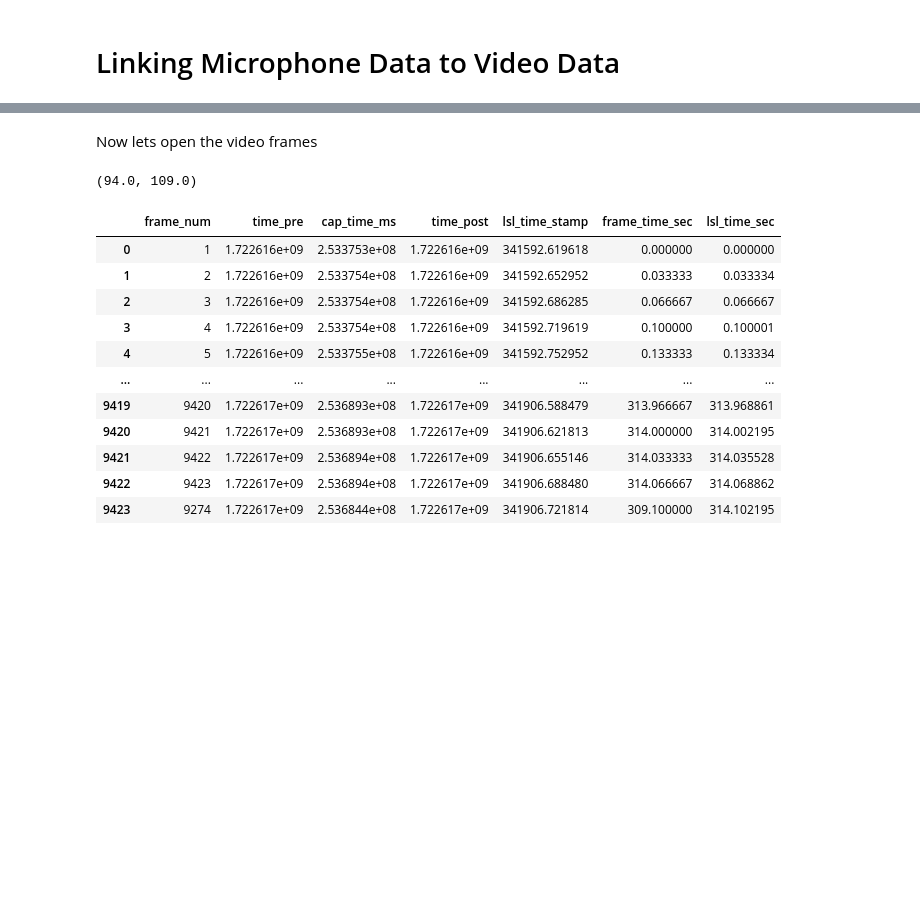
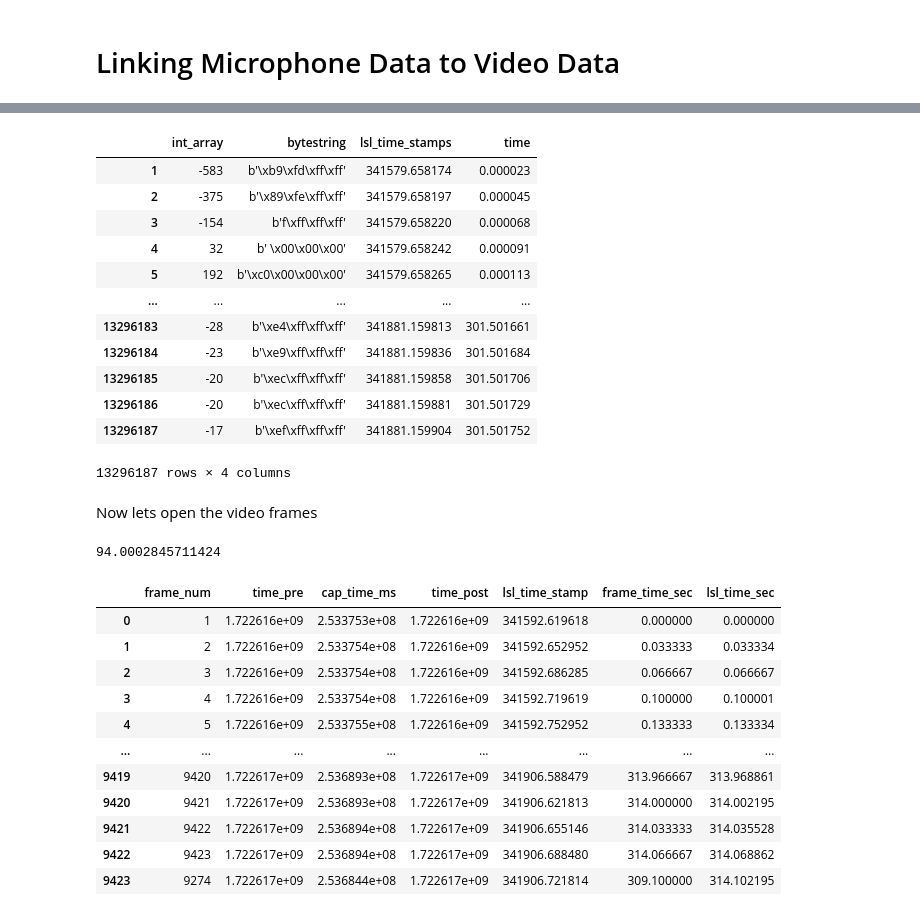
Before and after one commit to BryanGonzalez262/MOBI2024, a Jupyter notebook: CUNY_FACIAL/Code/pilot_check.ipynb, the cells around one changed output, grey strips where cells are left out. Cells and saved outputs as stored; diff of their text form; code cells hidden in the pictures; blank space fills up the shorter version.

```diff
--- a/CUNY_FACIAL/Code/pilot_check.ipynb
+++ b/CUNY_FACIAL/Code/pilot_check.ipynb
@@ -159,0 +162,18 @@ durations
+# %%
+stim_dat = data[4]
+stim_df = pd.DataFrame(stim_dat['time_series'])
+stim_df.rename(columns={0: 'trigger'}, inplace=True)
+
+events = {100: 'Conversation_start',
+          101: 'Conversation_end'}
+
+# relabel the event if the trigger is in the events dictionary, else if
+stim_df['event'] = stim_df['trigger'].apply(lambda x: events[x] if x in events.keys() else 'Bx_input')
+
+# relabel the event as a psychopy timestamp if the trigger is greater than 4 digits
+stim_df.loc[stim_df.trigger.astype(str).str.len() > 4, 'event'] = 'psychopy_time_stamp'
+stim_df['time'] = stim_dat['time_stamps'] - stim_dat['time_stamps'][0]
+
+conversation_onset_stim = stim_df.loc[stim_df.event == 'Conversation_start', 'time'].values[0]
+conversation_offset_stim = stim_df.loc[stim_df.event == 'Conversation_end', 'time'].values[0]
+stim_df
@@ -168,2 +209,23 @@ mic_df['time'] = mic_data['time_stamps'] - mic_data['time_stamps'][0]
+# %%
+#Find rows in mic_df that roughly matchs the conversation start and end
+conversation_mic = mic_df.loc[(mic_df.time > conversation_onset_stim) & (mic_df.time < conversation_offset_stim + 1000)]
+end = mic_df.loc[mic_df.time > conversation_offset_stim ]
+sd.play(end['int_array'].values, 44100)
+# %%
+conversation_mic
+# %% [output]
+|  | int_array | bytestring | lsl_time_stamps | time |
+| 1 | -583 | b'\xb9\xfd\xff\xff' | 341579.658174 | 0.000023 |
+| 2 | -375 | b'\x89\xfe\xff\xff' | 341579.658197 | 0.000045 |
+| 3 | -154 | b'f\xff\xff\xff' | 341579.658220 | 0.000068 |
+| 4 | 32 | b' \x00\x00\x00' | 341579.658242 | 0.000091 |
+| 5 | 192 | b'\xc0\x00\x00\x00' | 341579.658265 | 0.000113 |
+| ... | ... | ... | ... | ... |
+| 13296183 | -28 | b'\xe4\xff\xff\xff' | 341881.159813 | 301.501661 |
+| 13296184 | -23 | b'\xe9\xff\xff\xff' | 341881.159836 | 301.501684 |
+| 13296185 | -20 | b'\xec\xff\xff\xff' | 341881.159858 | 301.501706 |
+| 13296186 | -20 | b'\xec\xff\xff\xff' | 341881.159881 | 301.501729 |
+| 13296187 | -17 | b'\xef\xff\xff\xff' | 341881.159904 | 301.501752 |
+13296187 rows × 4 columns
 # %%
 start = 4145400
@@ -172,11 +238,9 @@ sd.play(mic_df['int_array'].values[start:stop], 44100)
 # %% [markdown]
 Now lets open the video frames
-# %%
-start_sec = round(mic_df.iloc[start].time, 2)
-stop_sec = round(mic_df.iloc[stop].time, 2)
-start_sec, stop_sec
-# %% [output]
-(94.0, 109.0)
+# %%
+mic_start_time
+# %% [output]
+94.0002845711424
 # %%
 # Identify the frames we're interested in
 cam_data = data[3]
```
Also changed, not shown: parts of 6 cells of this notebook.
